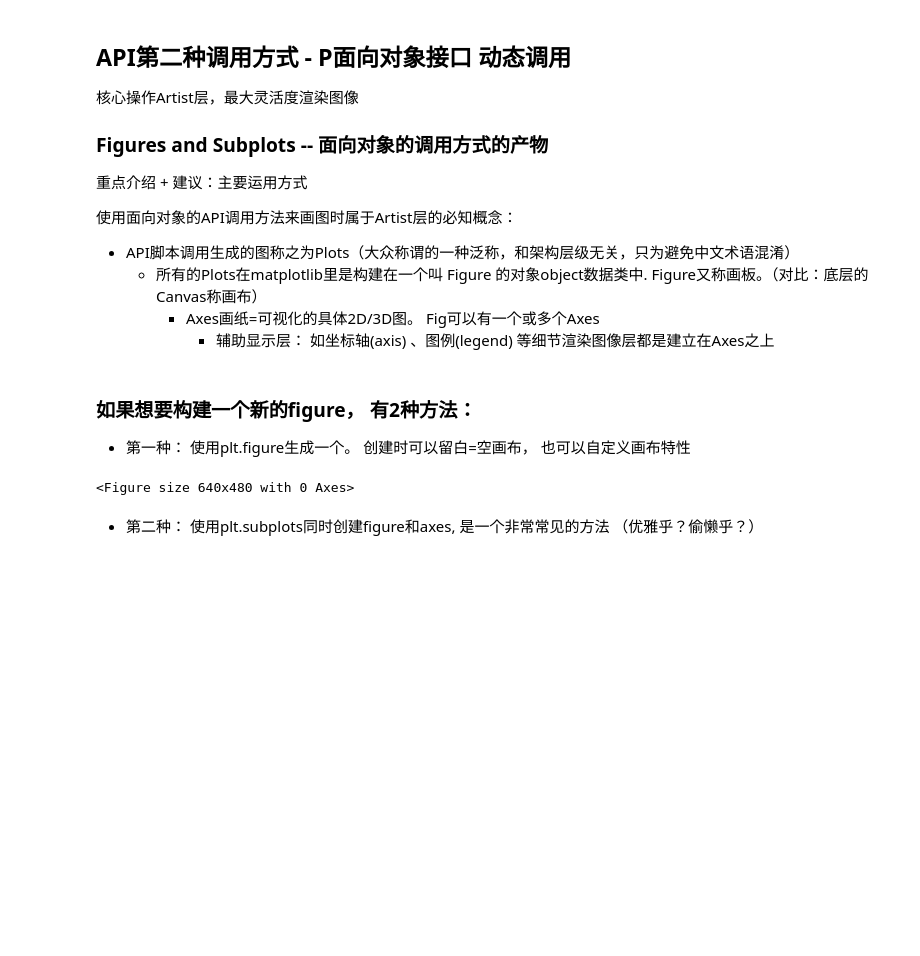
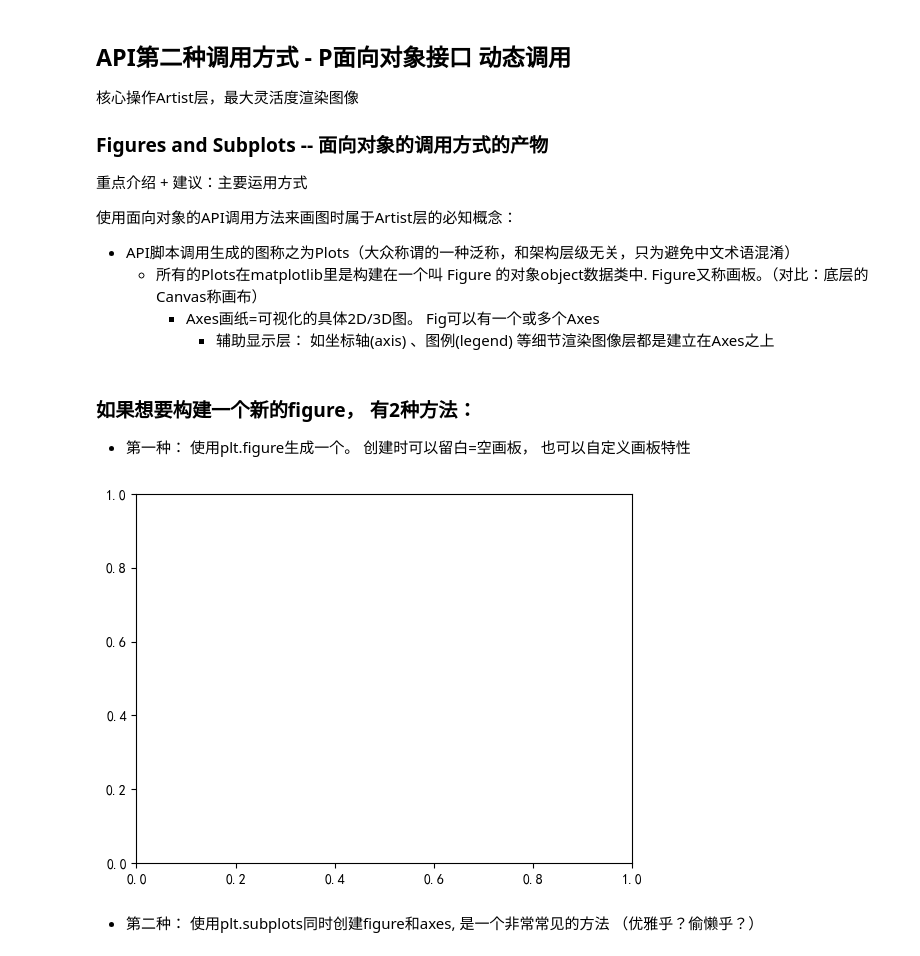
Before and after one commit to dietertao/b_python_dshb_cn, a Jupyter notebook: docs/Chapter0.DS_Intro_yxf/3.0.matplotlib_intro.ipynb, the cells around one changed output. Cells and saved outputs as stored; diff of their text form; code cells hidden in the pictures; blank space fills up the shorter version.

```diff
--- a/docs/Chapter0.DS_Intro_yxf/3.0.matplotlib_intro.ipynb
+++ b/docs/Chapter0.DS_Intro_yxf/3.0.matplotlib_intro.ipynb
@@ -122,12 +126,12 @@ plt.show()                  # 显示图形， 通常在jupyternotebok中自动
       - 辅助显示层： 如坐标轴(axis) 、图例(legend) 等细节渲染图像层都是建立在Axes之上
 # %% [markdown]
 ### 如果想要构建一个新的figure， 有2种方法：
-- 第一种： 使用plt.figure生成一个。 创建时可以留白=空画布， 也可以自定义画布特性
+- 第一种： 使用plt.figure生成一个。 创建时可以留白=空画板， 也可以自定义画板特性
 # %%
 fig = plt.figure()
-# ax = fig.add_subplot()
+ax = fig.add_subplot()
 # %% [output]
-<Figure size 640x480 with 0 Axes>
+[figure, added]
 # %% [markdown]
 - 第二种： 使用plt.subplots同时创建figure和axes, 是一个非常常见的方法 （优雅乎？偷懒乎？）
 # %%
```
Also changed, not shown: parts of 13 cells of this notebook, 1 other file.
